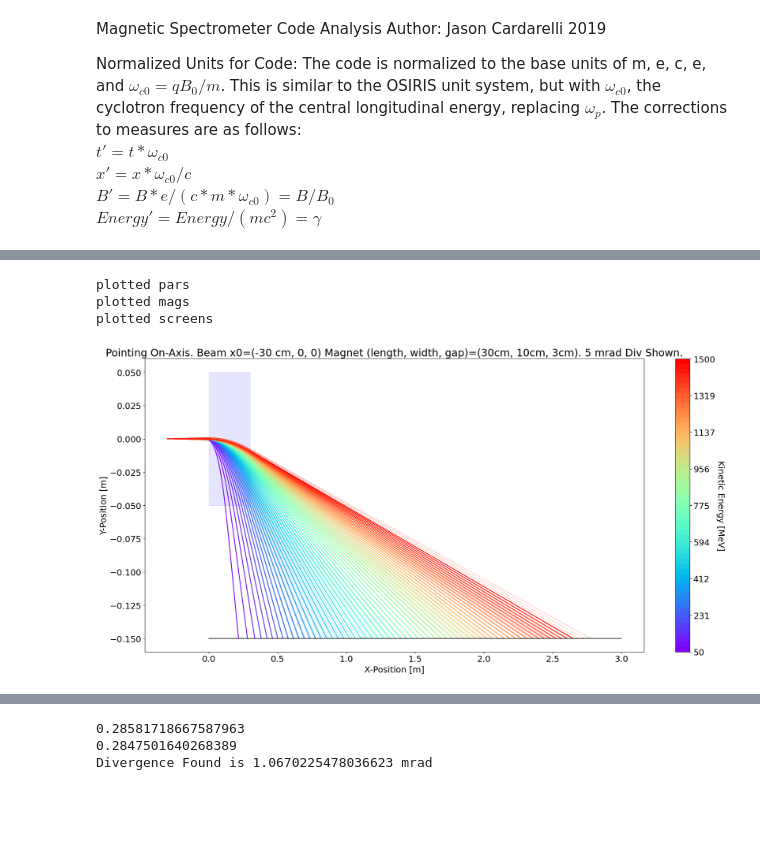
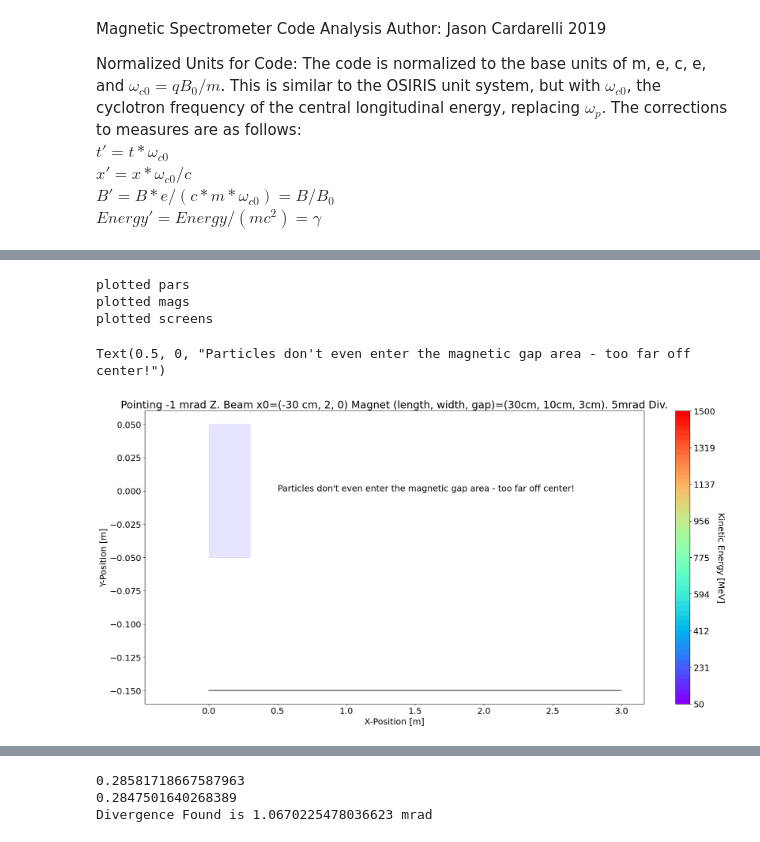
Before and after one commit to jcardar/MagnetSpec_ParticleTracker, a Jupyter notebook: data/analysis/analysis_mag_spec.ipynb, the cells around one changed output, grey strips where cells are left out. Drawn from its saved outputs; the diff is of its cells as text; code cells hidden in the pictures; blank space fills up the shorter version.

```diff
--- a/data/analysis/analysis_mag_spec.ipynb
+++ b/data/analysis/analysis_mag_spec.ipynb
@@ -196,41 +203,43 @@ print("plotted screens")
 ax.set_xlabel('X-Position [m]')
 ax.set_ylabel('Y-Position [m]')
 #ax.set_title("One Nd Quadrupole, 1 cm r1, 5 cm r2, 30 cm length");
-ax.set_title("Pointing On-Axis. Beam x0=(-30 cm, 0, 0) Magnet (length, width, gap)=(30cm, 10cm, 3cm). 5 mrad Div Shown.")
+title = 'Pointing -1 mrad Z. Beam x0=(-30 cm, 2, 0) Magnet (length, width, gap)=(30cm, 10cm, 3cm). 5mrad Div.'
+ax.set_title(title)
 # ax.axis('equal');
 
 #ax.set_xlim([0.0, 0.02]);
 # ax.set_ylim([-0.2, 0.4]);
 # print(type(colors))
 
 my_colormap = array2cmap(colors)
 # print(my_colormap)
 
 sm = plt.cm.ScalarMappable(cmap=my_colormap, norm=plt.Normalize(vmin=energy[0][0], vmax=energy[-1][0]))
 
 cbar = fig1.colorbar(sm, cmap = my_colormap, ax = ax,)
 
 # Get the default ticks and tick labels
 ticklabels = cbar.ax.get_ymajorticklabels()
 ticks = list(cbar.get_ticks())
 # print(ticks)
 # ene_no_nans = np.delete(energy, [np.any(i) for i in np.isnan(np.array(energy))], axis = 0)
 # Append the ticks (and their labels) for minimum and the maximum value
 # print(energy[0][0], energy[-3][0])
 # print(np.linspace(ene_no_nans[0][0], ene_no_nans[-1][0], len(ticks)))
 fig1.patch.set_facecolor('white')
 cbar.set_ticks(np.linspace(energy[0][0], energy[-3][0], len(ticks)))
 cbar.ax.set_ylabel('Kinetic Energy [MeV]', rotation=270, labelpad=20)
 # ax.set_xlim([-0.4, -0.09]);
 # ax.set_ylim([-0.001, 0.001])
 plt.tight_layout()
 
 # ax.legend( bbox_to_anchor=(1.02, 1), loc='upper left',prop={'size': 10});
 # %% [output]
 plotted pars
 plotted mags
 plotted screens
+Text(0.5, 0, "Particles don't even enter the magnetic gap area - too far off center!")
-[figure, old version]
+[figure, new version]
 # %%
 import matplotlib.cm as cm
 num_par    = len(posx);
```
Also changed, not shown: parts of 9 cells of this notebook, 4 other files.
